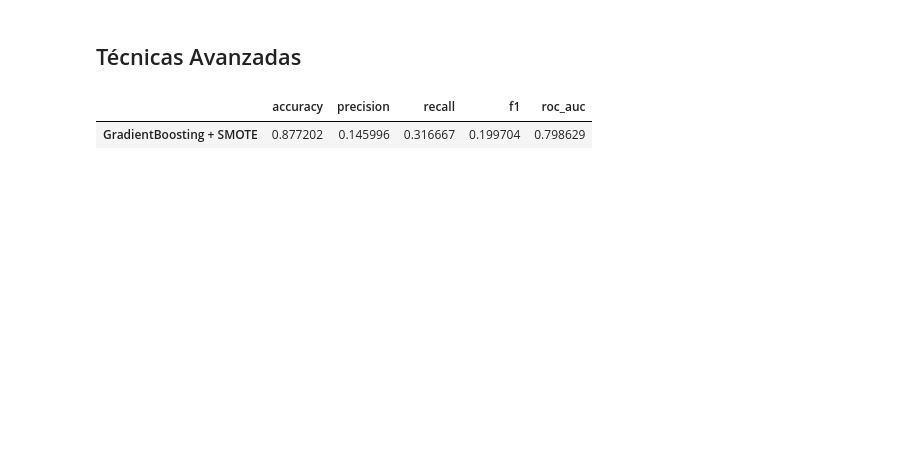
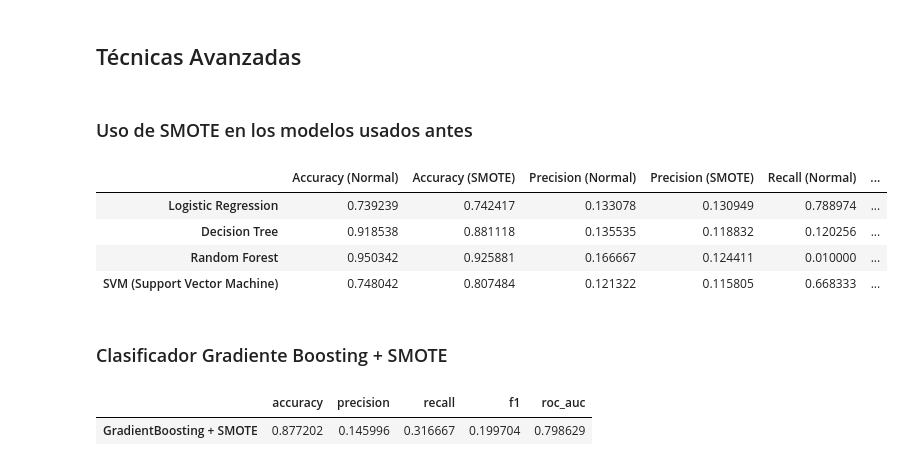
Before and after one commit to VictorDeMarco/Mineria-Datos, a Jupyter notebook: trabajo_final/trabajo_final.ipynb, the cells around one changed output. Drawn from its saved outputs; the diff is of its cells as text; code cells hidden in the pictures; blank space fills up the shorter version.

```diff
--- a/trabajo_final/trabajo_final.ipynb
+++ b/trabajo_final/trabajo_final.ipynb
@@ -346,8 +343,8 @@ for m in models.keys():
         comparacion[m] = {}
 
     for metric in metrics:
-        comparacion[m][f"{metric.capitalize()} (Normal)"] = results[m][metric]
-        comparacion[m][f"{metric.capitalize()} (Ajustado)"] = params_results[m]["metrics"][metric]
+        comparacion[m][f"{metric.capitalize()} (Normal)"] = normal_results[m]["metrics"][metric]
+        comparacion[m][f"{metric.capitalize()} (Ajustado)"] = best_results[m]["metrics"][metric]
 
 results_df = pd.DataFrame(comparacion).T
 display(results_df)
@@ -405,3 +485,51 @@ Auc-Roc 0.8216872427983539
 # %% [markdown]
 ## Técnicas Avanzadas
+# %% [markdown]
+### Uso de SMOTE en los modelos usados antes
+# %%
+smote_results = {key: {} for key in models.keys()}
+
+# Evaluar los modelos con validación cruzada
+for key, value in models.items():
+    pipeline = ImbPipeline(
+        steps=[
+            ("preprocessor", preprocesor),
+            ("smote", SMOTE(random_state=42)),
+            ("classifier", clone(value)),
+        ]
+    )
+
+    # Realizar la validación cruzada
+    scores = cross_validate(
+        pipeline,
+        X_train,
+        y_train,
+        cv=cv,
+        scoring=metrics,
+        n_jobs=-1,
+        return_train_score=False,
+    )
+    # Guardar los resultados
+    smote_results[key]["metrics"] = {metric: scores[f"test_{metric}"].mean() for metric in metrics}
+# %%
+comparacion = {}
+
+for m in models.keys():
+    if m not in comparacion:
+        comparacion[m] = {}
+
+    for metric in metrics:
+        comparacion[m][f"{metric.capitalize()} (Normal)"] = normal_results[m]["metrics"][metric]
+        comparacion[m][f"{metric.capitalize()} (SMOTE)"] = smote_results[m]["metrics"][metric]
+
+results_df = pd.DataFrame(comparacion).T
+display(results_df)
+# %% [output]
+|  | Accuracy (Normal) | Accuracy (SMOTE) | Precision (Normal) | Precision (SMOTE) | Recall (Normal) | ... |
+| Logistic Regression | 0.739239 | 0.742417 | 0.133078 | 0.130949 | 0.788974 | ... |
+| Decision Tree | 0.918538 | 0.881118 | 0.135535 | 0.118832 | 0.120256 | ... |
+| Random Forest | 0.950342 | 0.925881 | 0.166667 | 0.124411 | 0.010000 | ... |
+| SVM (Support Vector Machine) | 0.748042 | 0.807484 | 0.121322 | 0.115805 | 0.668333 | ... |
+# %% [markdown]
+### Clasificador Gradiente Boosting + SMOTE
 # %%
```
Also changed, not shown: parts of 13 cells of this notebook.
